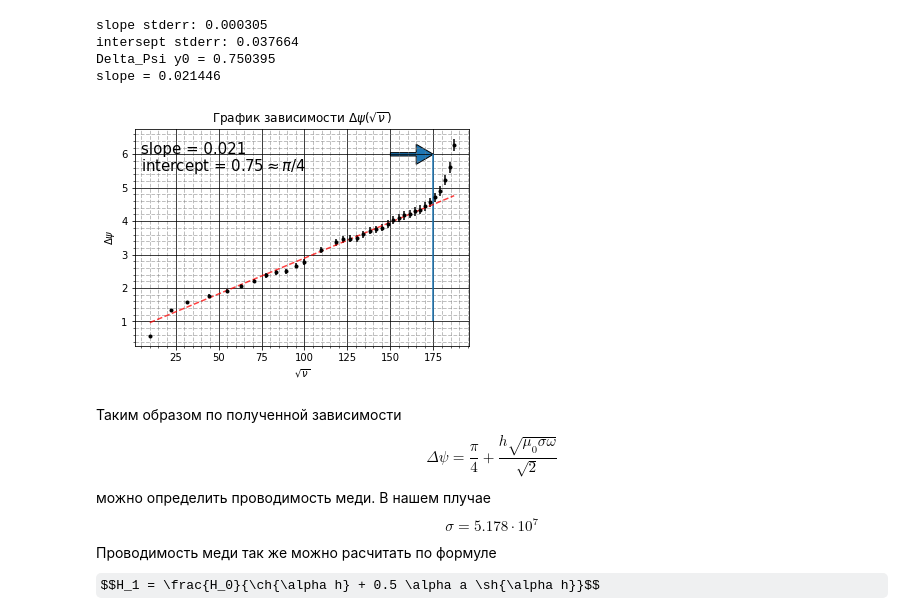
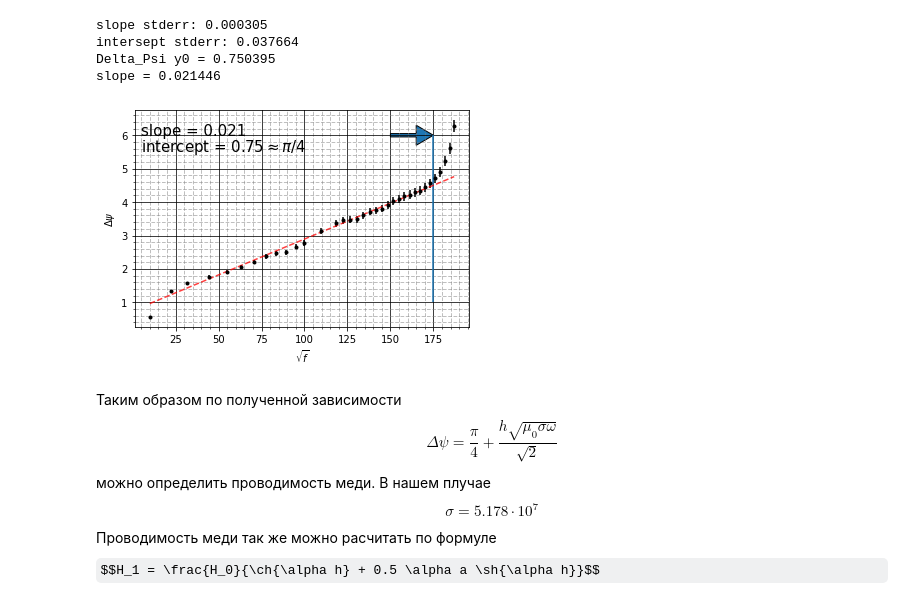
Before and after one commit to pavel-collab/MIPT_Labs, a Jupyter notebook: 3.7.1/python/graphics.ipynb, the cells around one changed output. Cells and saved outputs as stored; diff of their text form; code cells hidden in the pictures; some formulas as TeX source.

```diff
--- a/3.7.1/python/graphics.ipynb
+++ b/3.7.1/python/graphics.ipynb
@@ -49,36 +49,36 @@ plt.errorbar(np.sqrt(hight_f), Delta_Psi, yerr=Psi_err, fmt='.', ecolor='black',
 ax1.scatter(np.sqrt(hight_f), Delta_Psi, color='black', marker='o', s=2, alpha=1)
 ax1.plot(np.sqrt(hight_f), lin_Psi.intercept + lin_Psi.slope * np.sqrt(hight_f), color='red', alpha=0.75, lw=1.5, ls='--')
 
 print('Delta_Psi y0 = %f' %lin_Psi.intercept)
 print('slope = %f' %lin_Psi.slope)
 
 ax1.arrow(150, 6, 25, 0,
          length_includes_head = True,
          width = 0.1,
          head_width = 0.6,
          head_length = 10)
 
 # вертикальная линия
 # параметры: координата по x, y_min, y_max
 ax1.vlines(175, 1, 6, ls='-')
 
 ax1.minorticks_on()
 ax1.grid(which = 'major', color = 'black', linewidth = 1, linestyle = '-', alpha = 0.75)
 ax1.grid(which = 'minor', color = 'grey', linewidth = 1, linestyle = '--', alpha = 0.5)
 
 ax1.text(5, 6, 'slope = ' + str(round(lin_Psi.slope, 3)), size = 15)
 ax1.text(5, 5.5, 'intercept = ' + str(round(lin_Psi.intercept, 3)) + r'$\approx \pi/4$', size = 15)
 plt.ylabel(r'$\Delta \psi$')
-plt.xlabel(r'$\sqrt{\nu}$')
-plt.title (r'График зависимости $\Delta \psi (\sqrt{\nu})$')
+plt.xlabel(r'$\sqrt{f}$')
+# plt.title (r'График зависимости $\Delta \psi (\sqrt{\nu})$')
 
 fig1.savefig("../images/DeltaPsi.jpg")
 # %% [output]
 slope stderr: 0.000305
 intersept stderr: 0.037664
 Delta_Psi y0 = 0.750395
 slope = 0.021446
-[figure, old version]
+[figure, new version]
 # %% [markdown]
 Таким образом по полученной зависимости $$\Delta \psi = \frac{\pi}{4} + \frac{h \sqrt{\mu_0 \sigma \omega}}{\sqrt{2}}$$ можно определить проводимость меди. В нашем плучае $$\sigma = 5.178 \cdot 10^7$$
 Проводимость меди так же можно расчитать по формуле $$H_1 = \frac{H_0}{\ch{\alpha h} + 0.5 \alpha a \sh{\alpha h}}$$ где $$\alpha = \frac{1 + i}{\delta}$$
```
Also changed, not shown: parts of 7 cells of this notebook, 13 other files.
